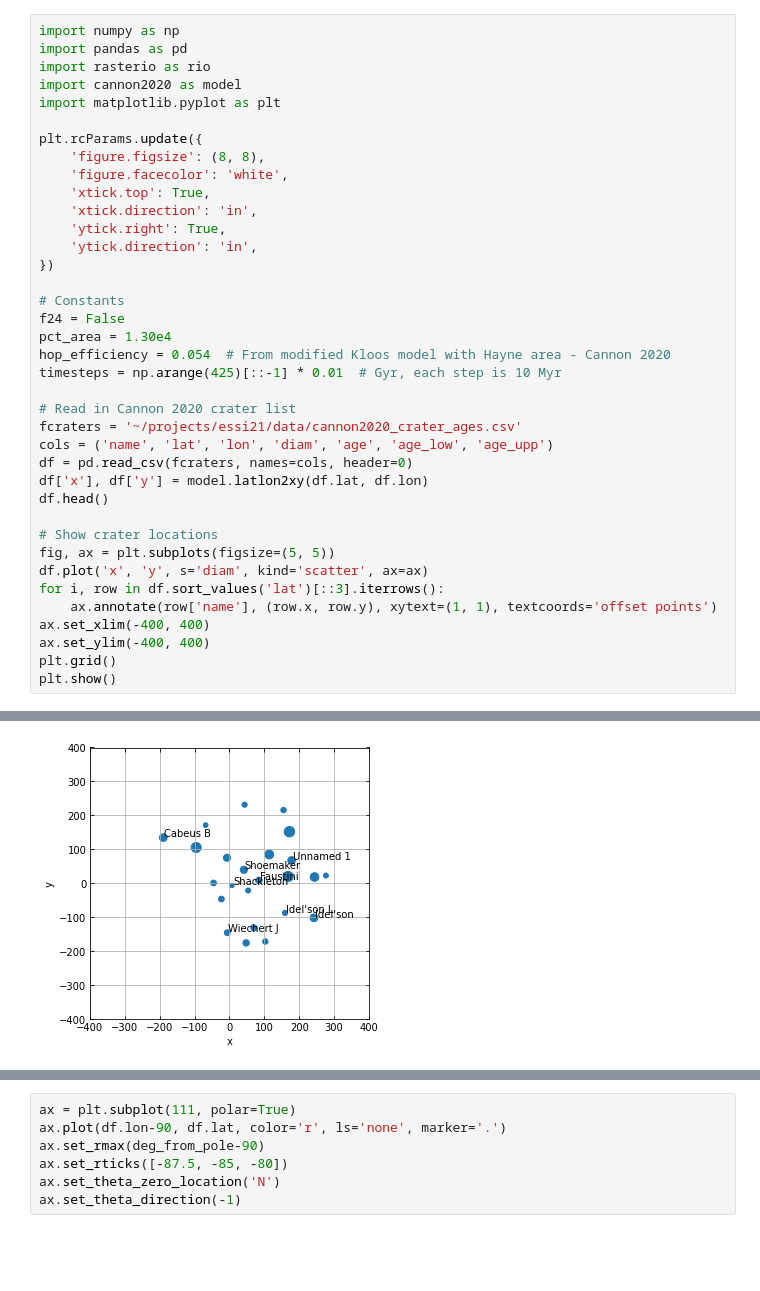
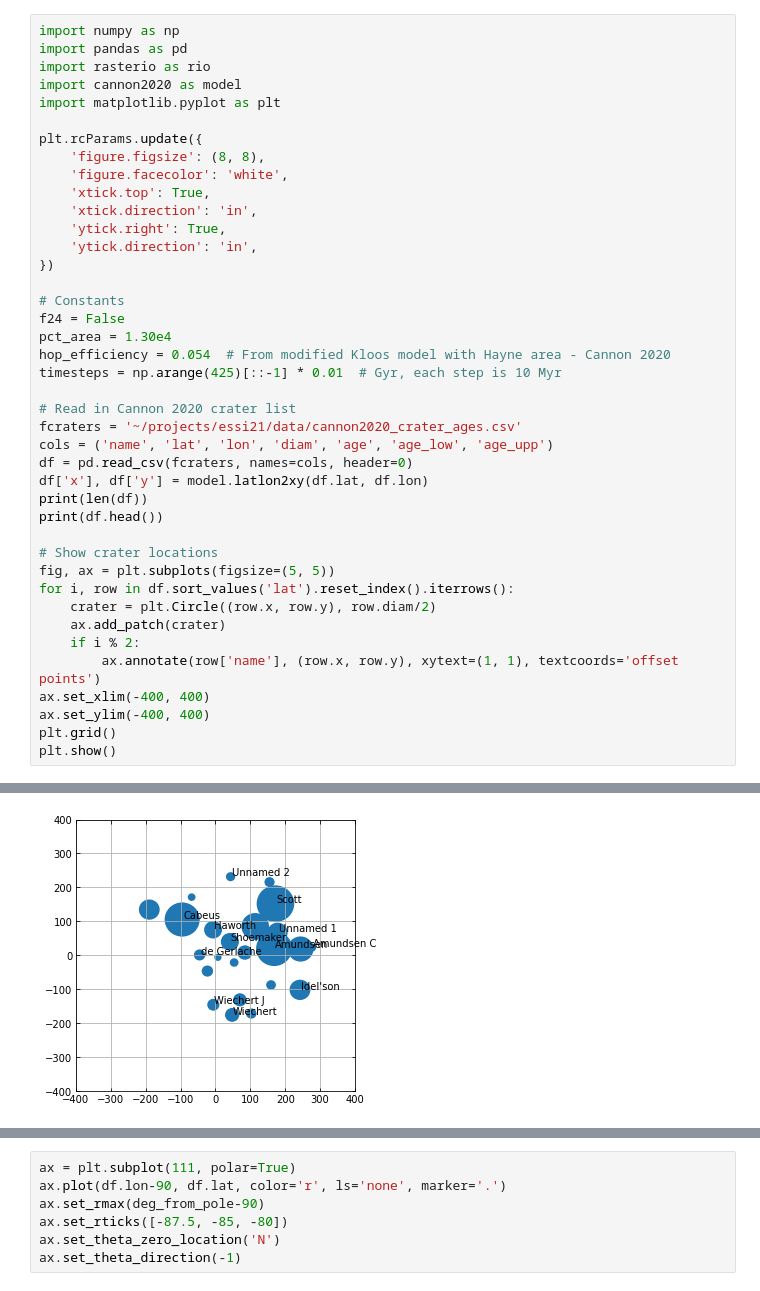
Before and after one commit to cjtu/moonpies, a Jupyter notebook: code/cannon2020.ipynb, the cells around one changed output, grey strips where cells are left out. Cells and saved outputs as stored; diff of their text form; blank space fills up the shorter version.

```diff
--- a/code/cannon2020.ipynb
+++ b/code/cannon2020.ipynb
@@ -25,13 +25,16 @@ fcraters = '~/projects/essi21/data/cannon2020_crater_ages.csv'
 cols = ('name', 'lat', 'lon', 'diam', 'age', 'age_low', 'age_upp')
 df = pd.read_csv(fcraters, names=cols, header=0)
 df['x'], df['y'] = model.latlon2xy(df.lat, df.lon)
-df.head()
+print(len(df))
+print(df.head())
 
 # Show crater locations
 fig, ax = plt.subplots(figsize=(5, 5))
-df.plot('x', 'y', s='diam', kind='scatter', ax=ax)
-for i, row in df.sort_values('lat')[::3].iterrows():
-    ax.annotate(row['name'], (row.x, row.y), xytext=(1, 1), textcoords='offset points')
+for i, row in df.sort_values('lat').reset_index().iterrows():
+    crater = plt.Circle((row.x, row.y), row.diam/2)
+    ax.add_patch(crater)
+    if i % 2:
+        ax.annotate(row['name'], (row.x, row.y), xytext=(1, 1), textcoords='offset points')
 ax.set_xlim(-400, 400)
 ax.set_ylim(-400, 400)
 plt.grid()
@@ -40 +57 @@ plt.show()
-[figure, old version]
+[figure, new version]
```
Also changed, not shown: parts of 5 cells of this notebook, 31 other files.
